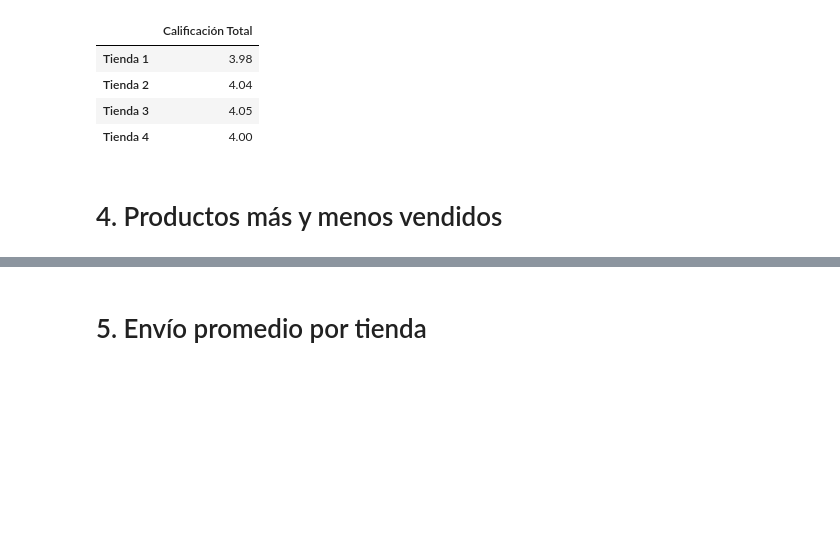
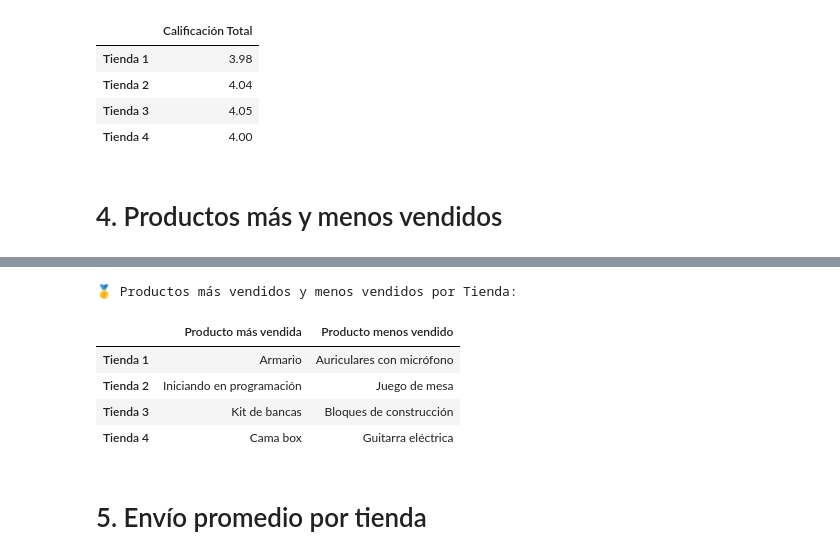
Before and after one commit to melencith/Challenge-1---Data-Science---Alura-Store_-Latam, a Jupyter notebook: AluraStoreLatam.ipynb, the cells around one changed output, grey strips where cells are left out. Cells and saved outputs as stored; diff of their text form; code cells hidden in the pictures; blank space fills up the shorter version.

```diff
--- a/AluraStoreLatam.ipynb
+++ b/AluraStoreLatam.ipynb
@@ -101,2 +138,21 @@ calificaciones_dt
+# %%
+print("🥇 Productos más vendidos y menos vendidos por Tienda:")
+top_productos = productos_dt.idxmax()
+bas_productos = productos_dt.idxmin()
+
+# Se crea un DataFrame de resumen del Top
+df_top_bas = pd.DataFrame({
+    'Producto más vendida': top_productos,
+    'Producto menos vendido': bas_productos
+})
+
+df_top_bas
+# %% [output]
+🥇 Productos más vendidos y menos vendidos por Tienda:
+|  | Producto más vendida | Producto menos vendido |
+| Tienda 1 | Armario | Auriculares con micrófono |
+| Tienda 2 | Iniciando en programación | Juego de mesa |
+| Tienda 3 | Kit de bancas | Bloques de construcción |
+| Tienda 4 | Cama box | Guitarra eléctrica |
 # %% [markdown]
 # 5. Envío promedio por tienda
```
Also changed, not shown: parts of 8 cells of this notebook.
